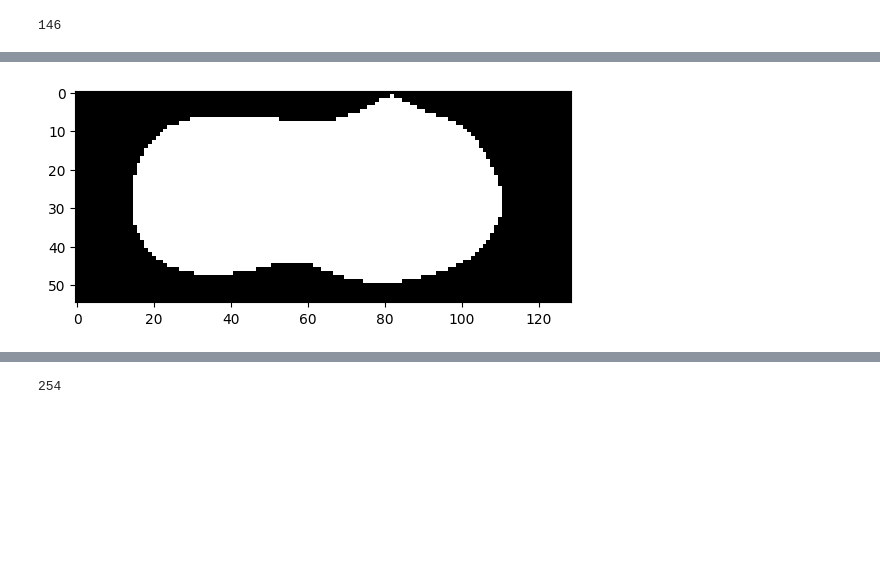
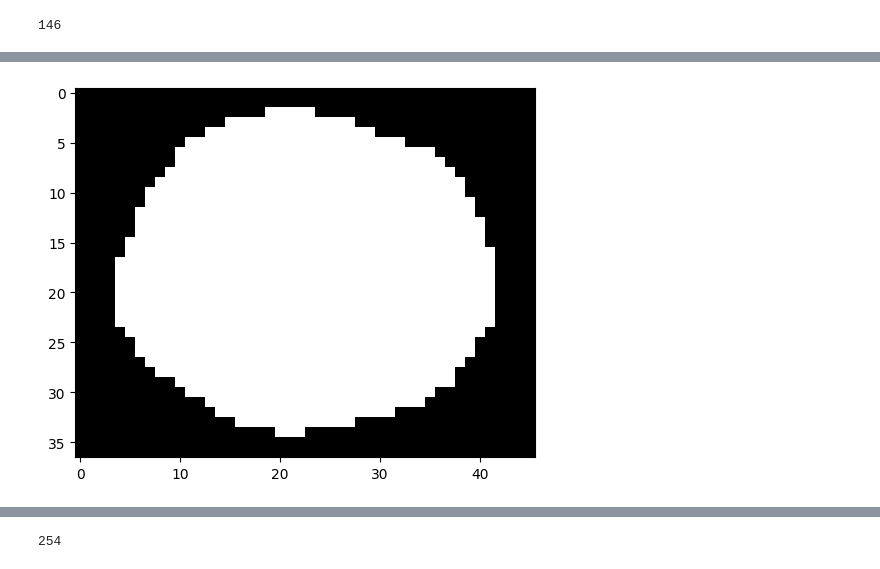
Before and after one commit to tsak1998/pronuclei_extraction, a Jupyter notebook: cellforge/segmentation/pronuclei_areas_eda_copy.ipynb, the cells around one changed output, grey strips where cells are left out. Saved outputs shown, nothing was run; the diff lists cells and outputs as text; code cells hidden in the pictures; blank space fills up the shorter version.

```diff
--- a/cellforge/segmentation/pronuclei_areas_eda_copy.ipynb
+++ b/cellforge/segmentation/pronuclei_areas_eda_copy.ipynb
@@ -85,7 +85,7 @@ len(all_image_paths)
 # %% [output]
 146
 # %%
-frame_idx = 90
+frame_idx = 38
 # %%
 import PIL
 
@@ -119,35 +124,35 @@ whole_img
 y0, x0 = centroid
 a1 = int(x0 - major_axis_length * 0.6)
 b1 = int(x0 + major_axis_length * 0.65)
 
 a2 = int(y0 - minor_axis_length * 0.6)
 b2 = int(y0 + minor_axis_length * 0.65)
 import cv2
 
 from PIL import Image
 
 width, height = np.array(rotated_image)[a2:b2, a1:b1].shape
 
 isolated_pn = np.array(rotated_image_orig)[a2:b2, a1:b1]
 
 # upscaled_img = cv2.resize(rotated_image[a2:b2, a1:b1],
 #                           None,
 #                           fx=15,
 #                           fy=15,
 #                           interpolation=cv2.INTER_CUBIC)
 
 # im = Image.fromarray(upscaled_img).resize((width, height),
 #                                           resample=Image.LANCZOS)
 smoothed_img = cv2.GaussianBlur(
-    binary_dilation(rotated_image)[a2:b2, a1:b1].astype(np.uint8), (31, 31), 0)
+    binary_dilation(rotated_image)[a2:b2, a1:b1].astype(np.uint8), (19, 19), 0)
 
 plt.imshow(smoothed_img, cmap='gray')
 plt.show()
 
 # plt.imshow(rotated_image[a2:b2, a1:b1] > 10, cmap='gray')
 # plt.show()
 # %% [output]
-[figure, old version]
+[figure, new version]
 # %%
 import numpy as np
 import matplotlib.pyplot as plt
```
Also changed, not shown: parts of 18 cells of this notebook, 1 other file.
